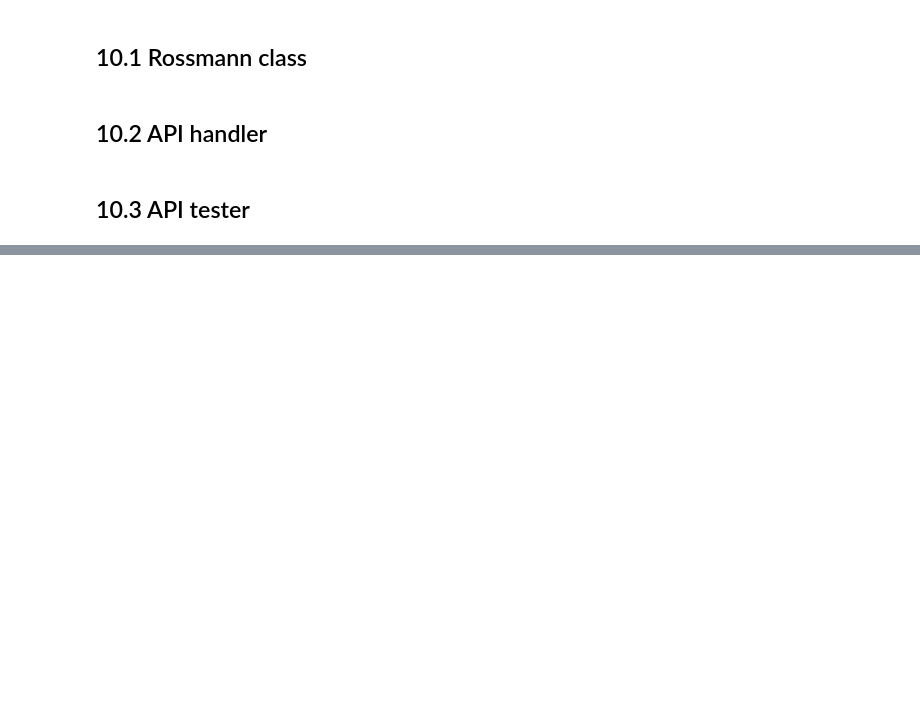
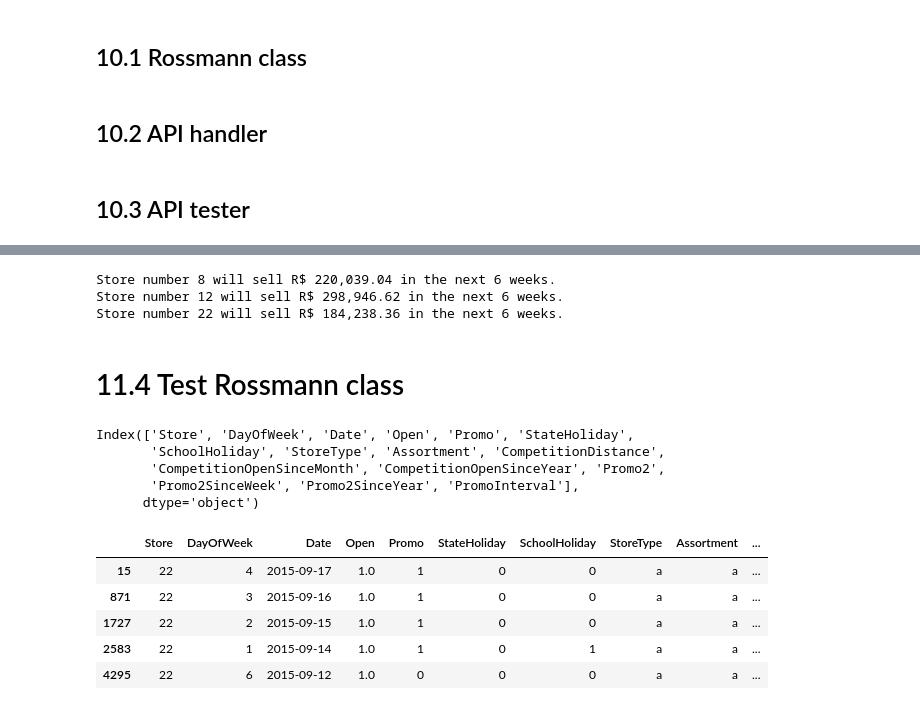
Before and after one commit to PedroPauloMR/ds_em_producao, a Jupyter notebook: main.ipynb, the cells around one changed output, grey strips where cells are left out. Drawn from its saved outputs; the diff is of its cells as text; code cells hidden in the pictures; blank space fills up the shorter version.

```diff
--- a/main.ipynb
+++ b/main.ipynb
@@ -1586,0 +1702,14 @@ class Rossmann( object ):
+# %%
+d2 = d1[['store','prediction']].groupby('store').sum().reset_index()
+
+for i in range( len(d2) ):
+    print('Store number {} will sell R$ {:,.2f} in the next 6 weeks.'.format(
+                    d2.loc[i,'store'],
+                    d2.loc[i,'prediction'])
+                 )
+# %% [output]
+Store number 8 will sell R$ 220,039.04 in the next 6 weeks.
+Store number 12 will sell R$ 298,946.62 in the next 6 weeks.
+Store number 22 will sell R$ 184,238.36 in the next 6 weeks.
+# %% [markdown]
+# 11.4 Test Rossmann class
@@ -1586,0 +1722,17 @@ class Rossmann( object ):
+# %%
+df_test.columns
+# %% [output]
+Index(['Store', 'DayOfWeek', 'Date', 'Open', 'Promo', 'StateHoliday',
+       'SchoolHoliday', 'StoreType', 'Assortment', 'CompetitionDistance',
+       'CompetitionOpenSinceMonth', 'CompetitionOpenSinceYear', 'Promo2',
+       'Promo2SinceWeek', 'Promo2SinceYear', 'PromoInterval'],
+      dtype='object')
+# %%
+df_test.head()
+# %% [output]
+|  | Store | DayOfWeek | Date | Open | Promo | StateHoliday | SchoolHoliday | StoreType | Assortment | ... |
+| 15 | 22 | 4 | 2015-09-17 | 1.0 | 1 | 0 | 0 | a | a | ... |
+| 871 | 22 | 3 | 2015-09-16 | 1.0 | 1 | 0 | 0 | a | a | ... |
+| 1727 | 22 | 2 | 2015-09-15 | 1.0 | 1 | 0 | 0 | a | a | ... |
+| 2583 | 22 | 1 | 2015-09-14 | 1.0 | 1 | 0 | 1 | a | a | ... |
+| 4295 | 22 | 6 | 2015-09-12 | 1.0 | 0 | 0 | 0 | a | a | ... |
```
Also changed, not shown: parts of 15 cells of this notebook, 11 other files.
